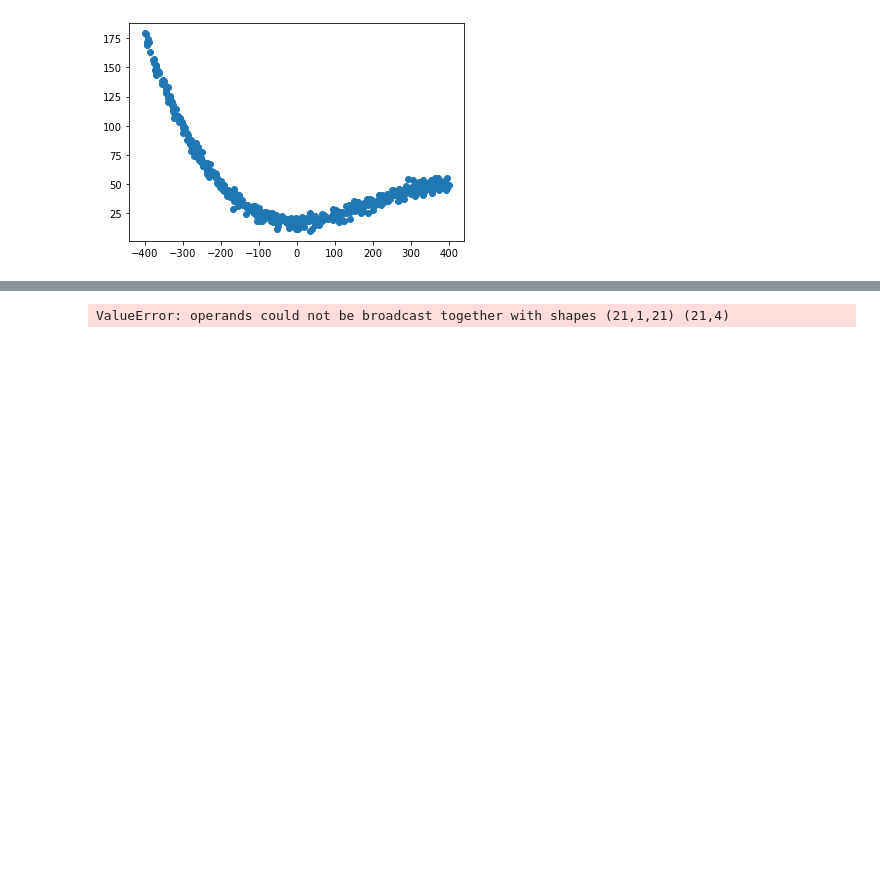
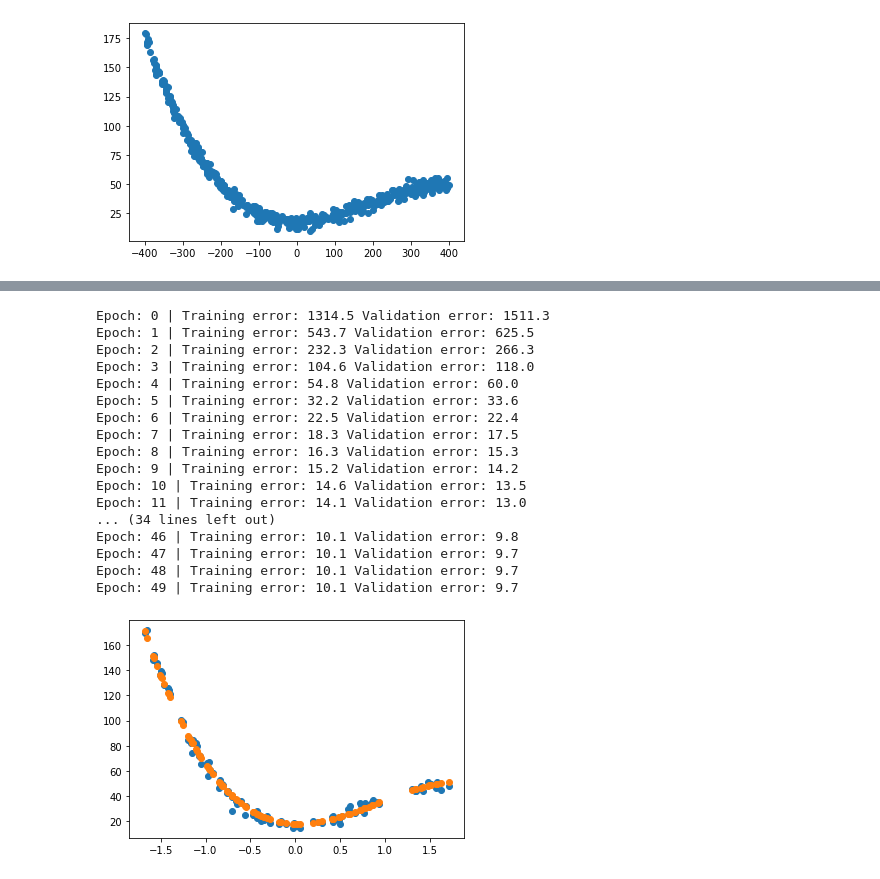
Before and after one commit to franz6ko/intro-ai, a Jupyter notebook: Examen/Examen.ipynb, the cells around one changed output, grey strips where cells are left out. Saved outputs shown, nothing was run; the diff lists cells and outputs as text; code cells hidden in the pictures; blank space fills up the shorter version.

```diff
--- a/Examen/Examen.ipynb
+++ b/Examen/Examen.ipynb
@@ -258,12 +289,32 @@ class MiniBatchGradientDescent:
         self.fit(x, y)
         return self.predict(x).reshape(1, -1)
 # %%
-bt = MiniBatchGradientDescent(alpha=0.1, n_epochs=50, n_batches=15, poly=3, lbd=0.001)
+# Entrenar modelo Mini-Batch y reportar error de entrenamiento y validación
+bt = MiniBatchGradientDescent(alpha=0.1, n_epochs=50, n_batches=15, poly=3, lbd=0)
 bt.fit(X_train, y_train)
 
 y_pred = bt.predict(X_test)
-
 plt.scatter(X_test, y_test)
 plt.scatter(X_test, y_pred);
+
+mse_eval = MSE()
+mse_bt = mse_eval(y_test, y_pred)
 # %% [output]
-ValueError: operands could not be broadcast together with shapes (21,1,21) (21,4)
+Epoch: 0 | Training error: 1314.5 Validation error: 1511.3
+Epoch: 1 | Training error: 543.7 Validation error: 625.5
+Epoch: 2 | Training error: 232.3 Validation error: 266.3
+Epoch: 3 | Training error: 104.6 Validation error: 118.0
+Epoch: 4 | Training error: 54.8 Validation error: 60.0
+Epoch: 5 | Training error: 32.2 Validation error: 33.6
+Epoch: 6 | Training error: 22.5 Validation error: 22.4
+Epoch: 7 | Training error: 18.3 Validation error: 17.5
+Epoch: 8 | Training error: 16.3 Validation error: 15.3
+Epoch: 9 | Training error: 15.2 Validation error: 14.2
+Epoch: 10 | Training error: 14.6 Validation error: 13.5
+Epoch: 11 | Training error: 14.1 Validation error: 13.0
+... (34 lines left out)
+Epoch: 46 | Training error: 10.1 Validation error: 9.8
+Epoch: 47 | Training error: 10.1 Validation error: 9.7
+Epoch: 48 | Training error: 10.1 Validation error: 9.7
+Epoch: 49 | Training error: 10.1 Validation error: 9.7
+[figure, added]
```
Also changed, not shown: parts of 17 cells of this notebook, 1 other file.
